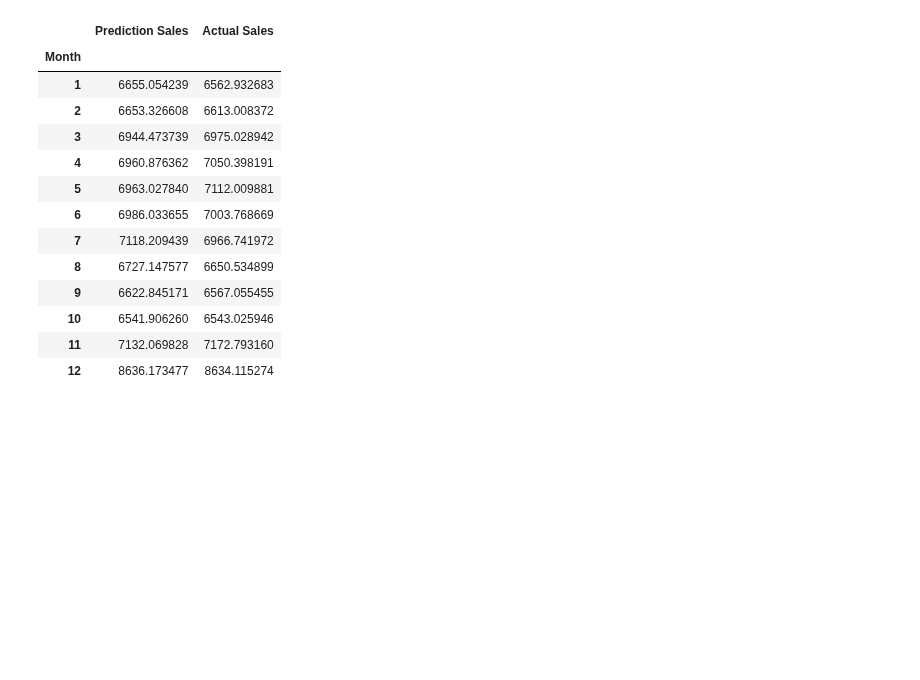
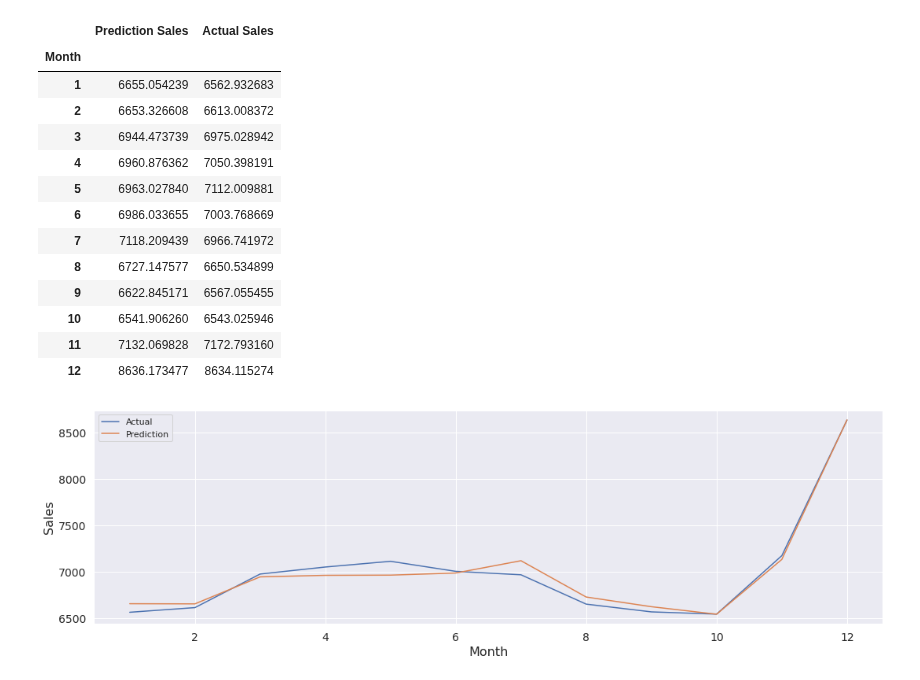
Before and after one commit to nebasam/Forecasting-Sales, a Jupyter notebook: notebooks/prediction_model.ipynb, the cells around one changed output. Cells and saved outputs as stored; diff of their text form; code cells hidden in the pictures; blank space fills up the shorter version.

```diff
--- a/notebooks/prediction_model.ipynb
+++ b/notebooks/prediction_model.ipynb
@@ -253,7 +253,7 @@ class RandomForestModelPipeline:
 
         return fig
 
-    def get_feature_importance(self):
+    def get_feature_importance(self,model):
         if (type(model.steps[1][1]) == type(LinearRegression())):
             model = model.steps[1][1]
             denom = (2.0*(1.0+np.cosh(model._decision_function(self.X_train))))
@@ -311,3 +301,7 @@ step Mean abs error of model is: 725.315
 | 10 | 6541.906260 | 6543.025946 |
 | 11 | 7132.069828 | 7172.793160 |
 | 12 | 8636.173477 | 8634.115274 |
+# %%
+fig = randomforestPipeLine.pred_graph(res_df)
+# %% [output]
+[figure, added]
```
Also changed, not shown: parts of 2 cells of this notebook.
